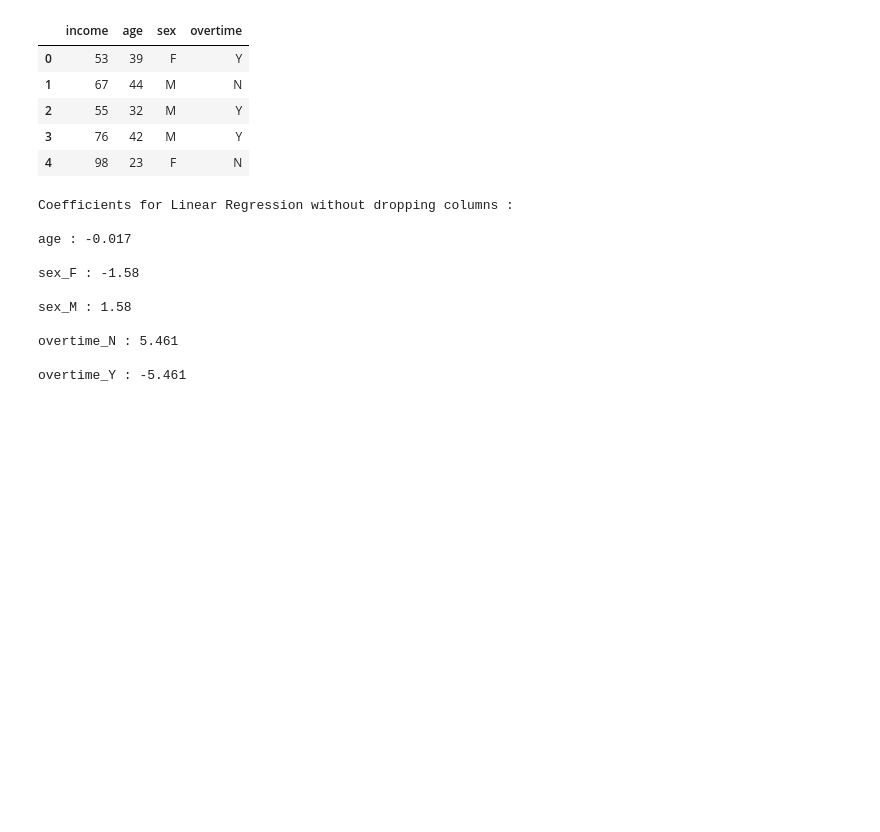
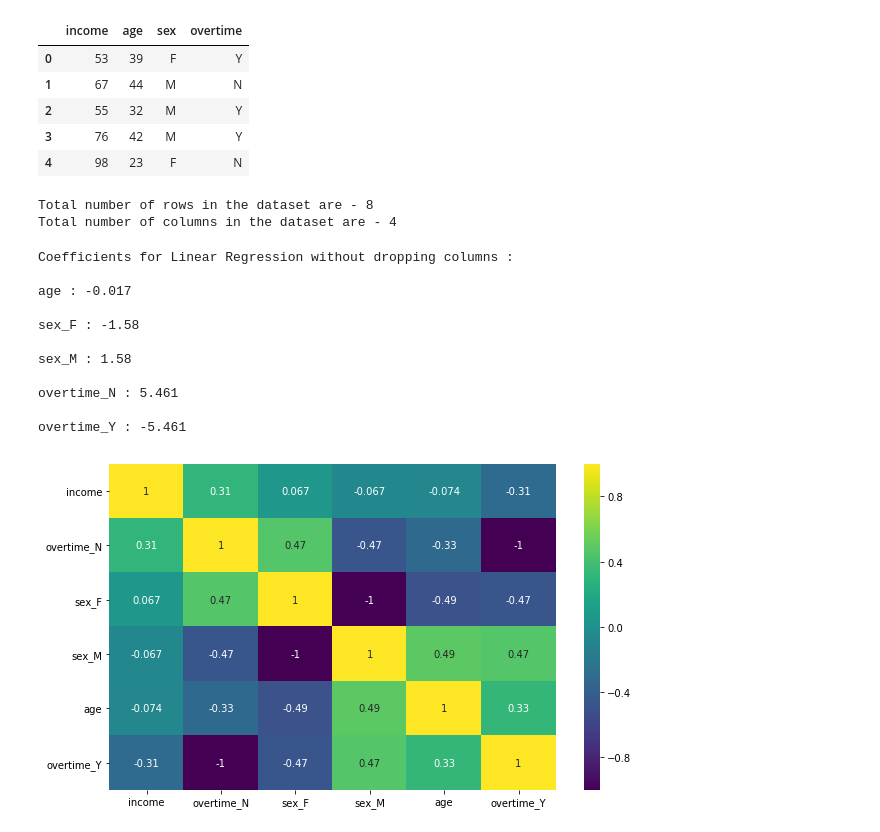
Before and after one commit to shailendrajain2892/GA_DSMP_5Jan2019, a Jupyter notebook: 13_categorical_multicolinearity.ipynb, the cells around one changed output. Drawn from its saved outputs; the diff is of its cells as text; code cells hidden in the pictures; blank space fills up the shorter version.

```diff
--- a/13_categorical_multicolinearity.ipynb
+++ b/13_categorical_multicolinearity.ipynb
@@ -21,18 +23,36 @@ df.head()
 | 2 | 55 | 32 | M | Y |
 | 3 | 76 | 42 | M | Y |
 | 4 | 98 | 23 | F | N |
+# %%
+print ("Total number of rows in the dataset are - {}".format(df.shape[0]))
+print ("Total number of columns in the dataset are - {}".format(df.shape[1]))
+# %% [output]
+Total number of rows in the dataset are - 8
+Total number of columns in the dataset are - 4
 # %%
-target = df['income']
+target_col = 'income'
+target = df[target_col]
 df.drop('income', axis = 1, inplace = True)
 catVars = ['sex', 'overtime']
 df_cat = df.drop(['sex', 'overtime'], axis = 1).copy()
+# %%
+def plot_correlation(df, target):
+    k = 10
+    numerical_feature_columns = list(df._get_numeric_data().columns)
+    cols = df[numerical_feature_columns].corr().nlargest(k, target)[target].index
+    cm = df[cols].corr()
+    plt.figure(figsize=(10,6))
+    return sns.heatmap(cm, annot=True, cmap = 'viridis')
 # %%
-def encode_cat_var_fit_model(df, df_cat, catVars, target, clf, drop_one_col):
+def encode_cat_var_fit_model(df, df_cat, catVars, target, clf, drop_one_col, plot_corr, target_col):
     if drop_one_col == 1:
         dummy_var = pd.get_dummies(df[catVars], drop_first=True)
     else:
         dummy_var = pd.get_dummies(df[catVars], drop_first=False)
     reg_df = pd.concat([df_cat, dummy_var], axis = 1)
+    temp_reg_df = pd.concat([df_cat, dummy_var, target], axis = 1)
+    if plot_corr == 1:
+        plot_correlation(temp_reg_df, target_col)
     model_fit = clf.fit(reg_df, target)
     coeffs = pd.Series(model_fit.coef_)
     coef_dict = dict(zip(reg_df.columns, coeffs))
@@ -40,20 +60,28 @@ def encode_cat_var_fit_model(df, df_cat, catVars, target, clf, drop_one_col):
 # %%
 linear_reg = LinearRegression()
 # %%
-coeff_not_dropping_one_col = encode_cat_var_fit_model(df, df_cat, catVars, target, linear_reg, drop_one_col=0)
+coeff_not_dropping_one_col = encode_cat_var_fit_model(df,
+                                                      df_cat,
+                                                      catVars,
+                                                      target,
+                                                      linear_reg,
+                                                      drop_one_col=0,
+                                                      plot_corr=1,
+                                                      target_col=target_col)
 print('Coefficients for Linear Regression without dropping columns : \n')
 for key, value in coeff_not_dropping_one_col.items():
     print (key, ':', round(value, 3), '\n')
 # %% [output]
 Coefficients for Linear Regression without dropping columns :
 
 age : -0.017
 
 sex_F : -1.58
 
 sex_M : 1.58
 
 overtime_N : 5.461
 
 overtime_Y : -5.461
+[figure, added]
 # %%
```
Also changed, not shown: parts of 5 cells of this notebook, 1 other file.
